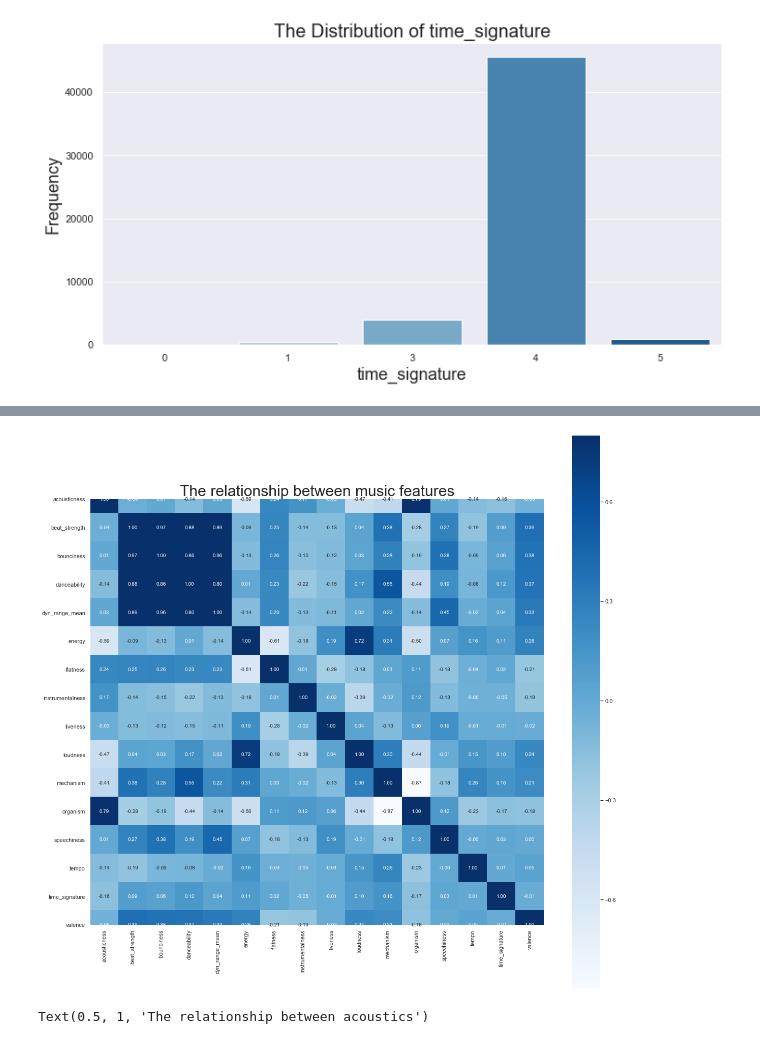
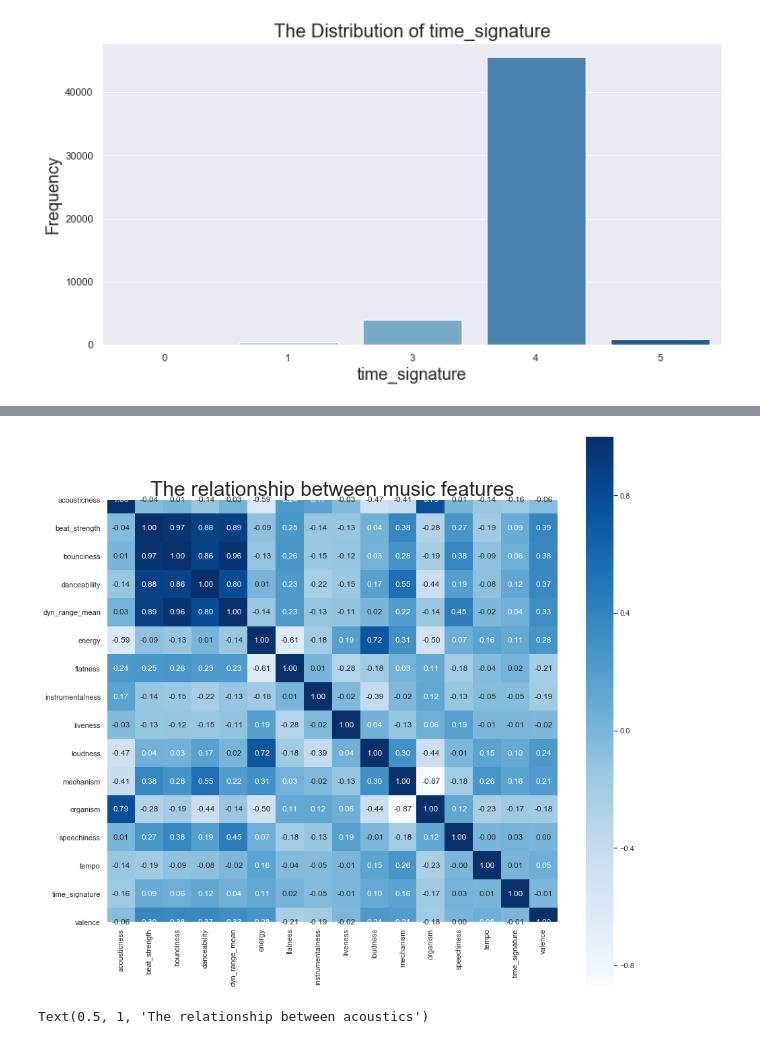
Before and after one commit to ucabqze/trellis-network-applied-to-music-sequences, a Jupyter notebook: EDA/EDA.ipynb, the cells around one changed output, grey strips where cells are left out. Cells and saved outputs as stored; diff of their text form; code cells hidden in the pictures.

```diff
--- a/EDA/EDA.ipynb
+++ b/EDA/EDA.ipynb
@@ -124,15 +223,15 @@ plt.savefig(os.path.join('figures/tracks_features', 'tf_7_time_signature_distrib
 # %%
 feature_correlation= track_features[['acousticness', 'beat_strength', 'bounciness', 'danceability',
        'dyn_range_mean', 'energy', 'flatness', 'instrumentalness',
        'liveness', 'loudness', 'mechanism', 'mode', 'organism',
        'speechiness', 'tempo', 'time_signature', 'valence']].corr()
 
-plt.subplots(figsize=(20, 20))
-sns.heatmap(feature_correlation, annot=True, vmax=.8, square=True, fmt='.2f', annot_kws={'size': 10},  cmap="Blues")
+plt.subplots(figsize=(15, 15))
+sns.heatmap(feature_correlation, annot=True, vmax=1, square=True, fmt='.2f', annot_kws={'size': 12},  cmap="Blues")
 plt.title('The relationship between music features',fontsize = 30)
 plt.savefig(os.path.join('figures/tracks_features', 'tf_8_music_features.png'), format='png', dpi=300)
 # %% [output]
-[figure, old version]
+[figure, new version]
 # %%
 feature_correlation= track_features[['acoustic_vector_0', 'acoustic_vector_1', 'acoustic_vector_2', 'acoustic_vector_3',
        'acoustic_vector_4', 'acoustic_vector_5', 'acoustic_vector_6', 'acoustic_vector_7']].corr()
```
Also changed, not shown: parts of 28 cells of this notebook.
